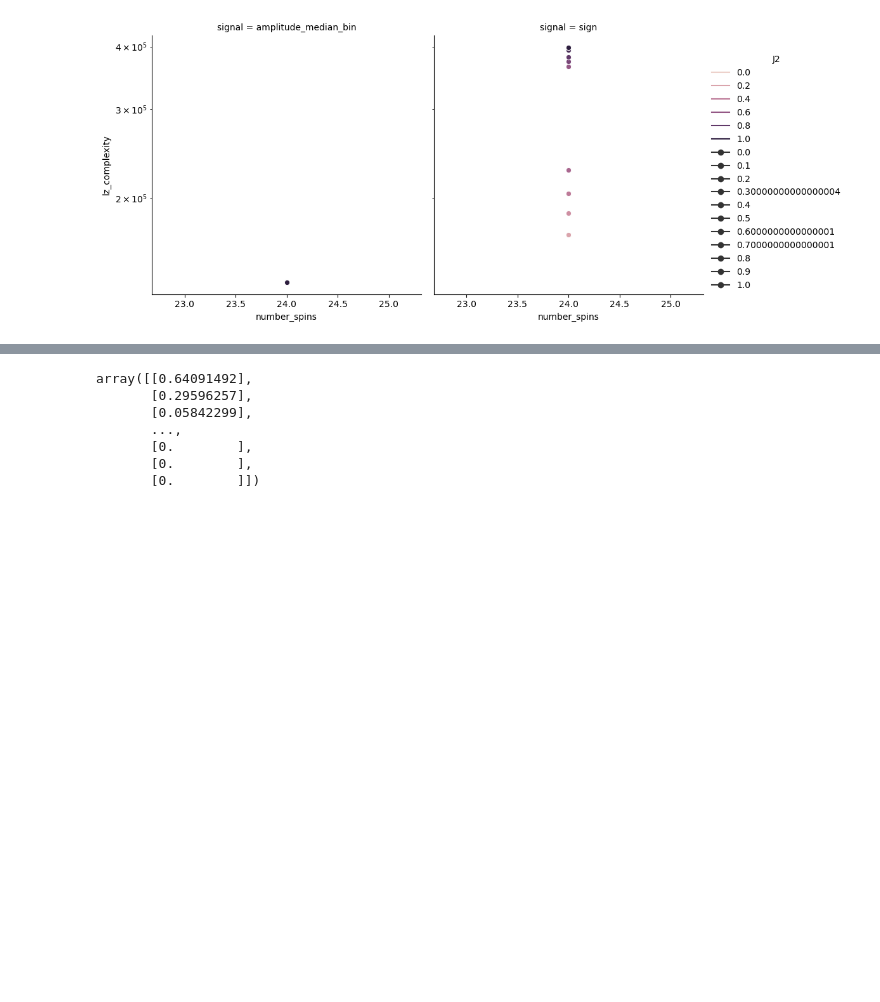
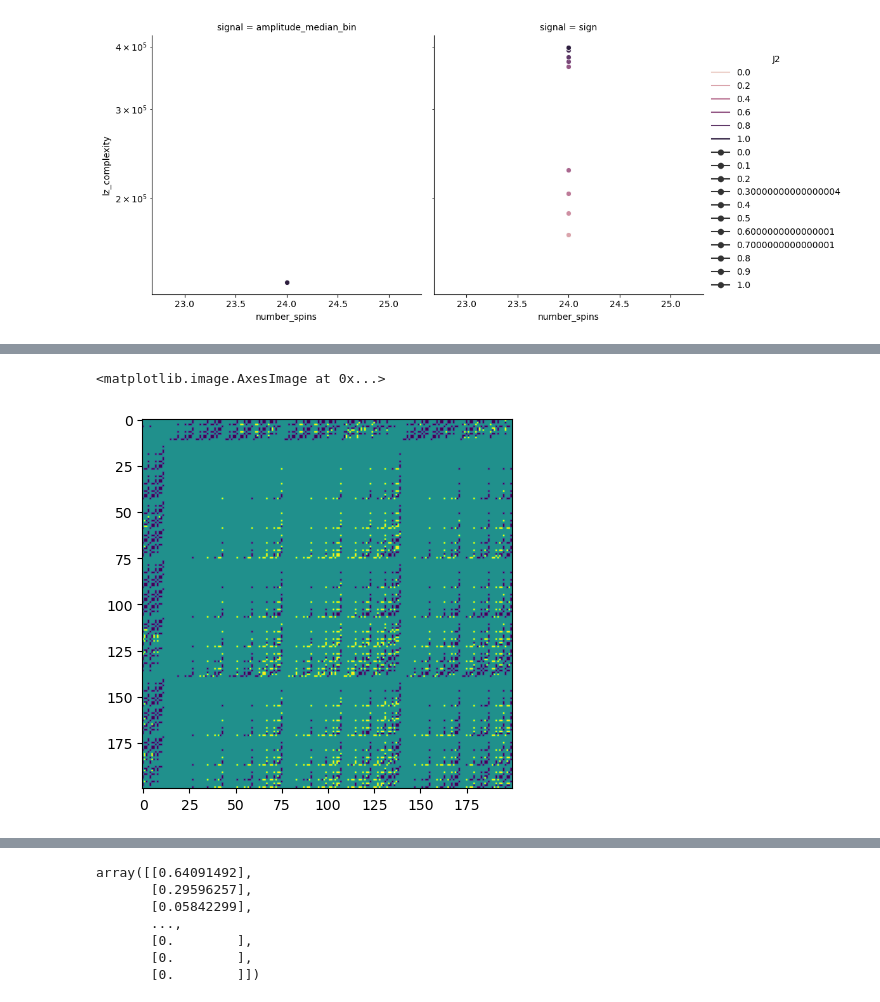
Before and after one commit to ischurov/frustrations-eda, a Jupyter notebook: lz_complexity.ipynb, the cells around one changed output, grey strips where cells are left out. Saved outputs shown, nothing was run; the diff lists cells and outputs as text; code cells hidden in the pictures; blank space fills up the shorter version.

```diff
--- a/lz_complexity.ipynb
+++ b/lz_complexity.ipynb
@@ -133,8 +127,0 @@ NameError: name 'sign' is not defined
-# %%
-sign = np.where(ground_state > 0, 1, np.where(ground_state < 0, 2, np.nan))
-plt.figure(figsize=(10, 10))
-sign = sign.reshape(int(np.sqrt(sign.size)), -1).astype(np.float64)
-# sign[sign == 0] = np.nan
-current_cmap = matplotlib.cm.get_cmap()
-current_cmap.set_bad(color='red')
-plt.imshow(sign[::20, ::20], cmap=current_cmap)
@@ -159,11 +128,18 @@ logger.remove()
 # %%
-images = []
+images_sign = []
+images_amplitude = []
 J2s = np.linspace(0, 1, 11)
+lat = KagomeLattice(2, 4)
 for J2 in J2s:
-    system = HeisenbergJ1J2(KagomeLattice(2, 4), J1=1, J2=J2, ground_state_cache_dir=Path("groundstates"))
+    system = HeisenbergJ1J2(lat, J1=1, J2=J2, ground_state_cache_dir=Path("groundstates"))
     system.get_eigenstates(1)
-    sign = np.sign(np.real_if_close(system.get_ground_state_in_full_basis()))
+    ground_state = np.real_if_close(system.get_ground_state_in_full_basis())
+    sign = np.sign(ground_state)
+    amplitude = np.abs(ground_state)
+    amplitude_bin = np.where(amplitude == 0, 0, np.sign(amplitude - np.median(amplitude[amplitude != 0])))
     side = int(np.sqrt(sign.shape[0]))
-    image = (sign[:side ** 2].reshape(side, side))
-    images.append(image)
+    image_sign = (sign[:side ** 2].reshape(side, side))
+    images_sign.append(image_sign)
+    image_amplitude = (amplitude_bin[:side ** 2].reshape(side, side))
+    images_amplitude.append(image_amplitude)
 # %% [output]
@@ -186,0 +163,5 @@ for J2 in J2s:
+# %%
+plt.imshow(images_amplitude[-1][500:700, 500:700])
+# %% [output]
+<matplotlib.image.AxesImage at 0x...>
+[figure, added]
```
Also changed, not shown: parts of 13 cells of this notebook, 4 other files.
